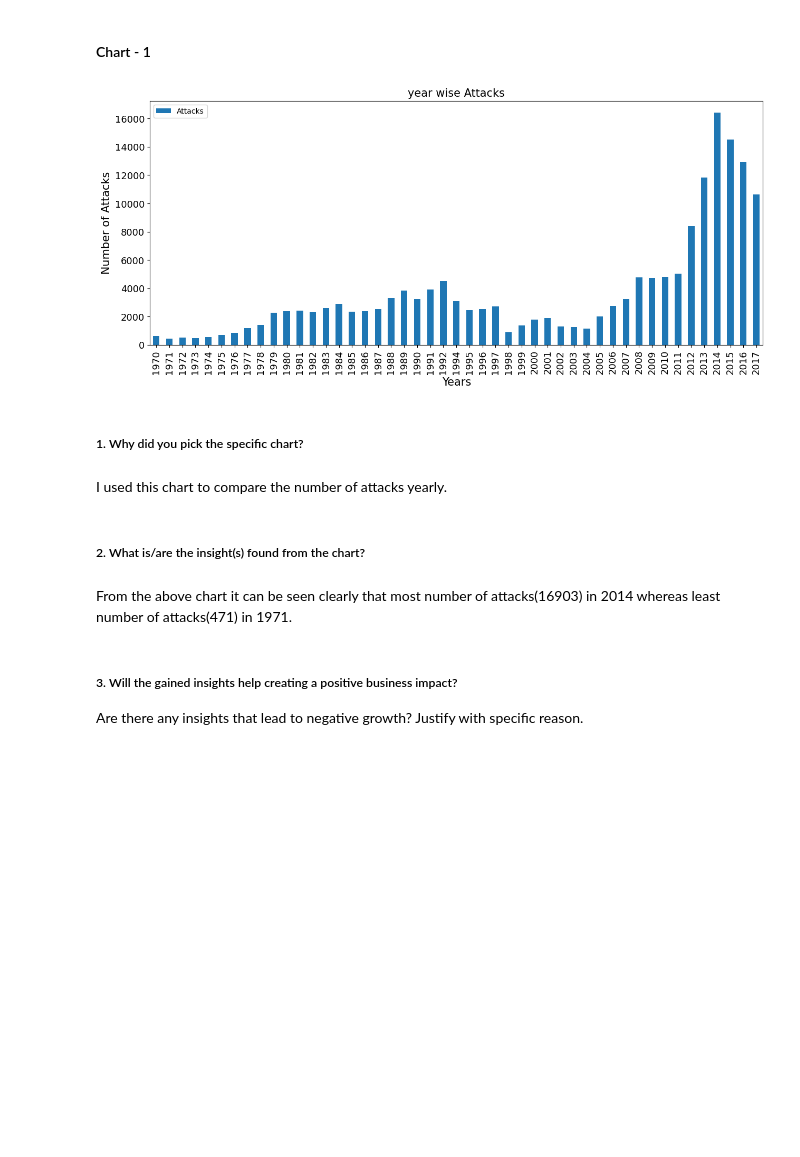
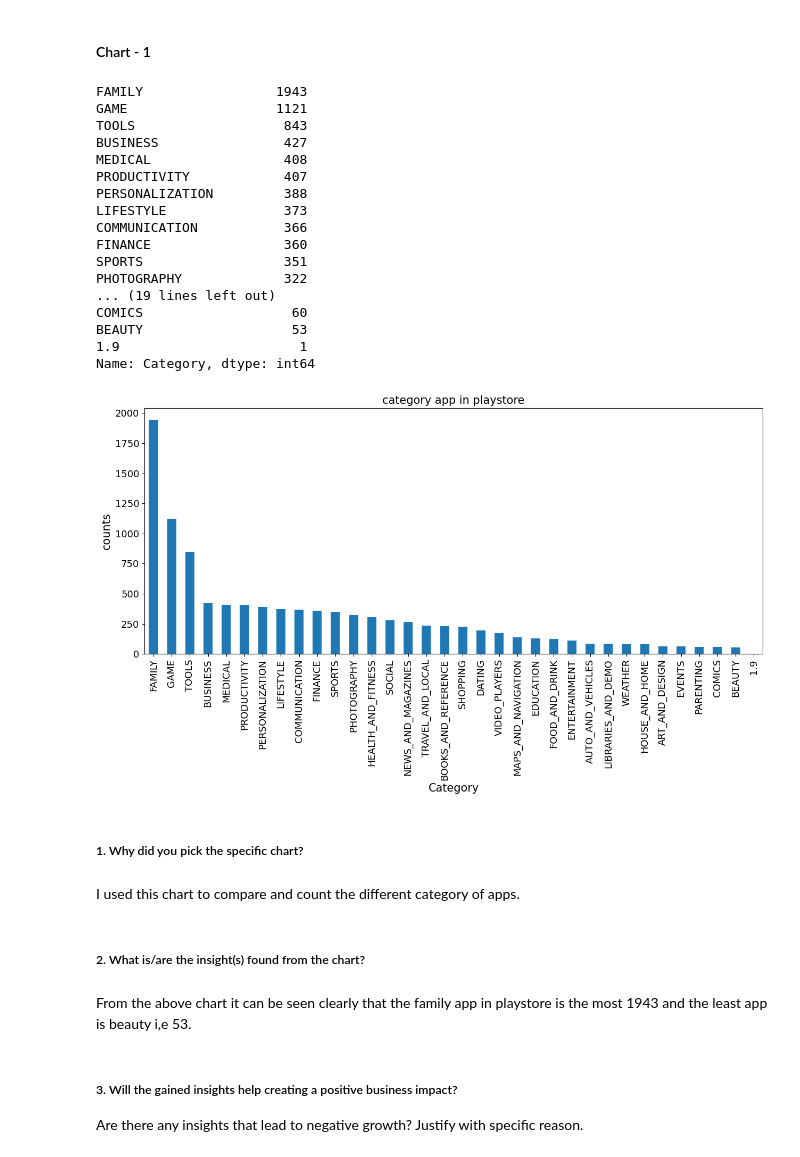
Before and after one commit to VIRU2341/alma-better-playstore, a Jupyter notebook: PLAYSTORE_EDA_analysis.ipynb, the cells around one changed output. Cells and saved outputs as stored; diff of their text form; code cells hidden in the pictures; blank space fills up the shorter version.

```diff
--- a/PLAYSTORE_EDA_analysis.ipynb
+++ b/PLAYSTORE_EDA_analysis.ipynb
@@ -313,24 +313,42 @@ After doing all the manipulation in the dataset these were the insights i found:
 # %% [markdown]
 #### Chart - 1
 # %%
-attacks=df["Year"].value_counts(dropna=False).sort_index().to_frame().reset_index().rename(columns={"index":"Year","Year":"Attacks"}).set_index("Year")
-attacks.head()
+Category1=df["Category"].value_counts()
+Category1.head()
+print(Category1)
 # Chart - 1 visualization code
-attacks.plot(kind="bar",figsize=(15,6),fontsize=13)
-plt.title("year wise Attacks",fontsize=15)
-plt.xlabel("Years",fontsize=15)
-plt.ylabel("Number of Attacks",fontsize=15)
+Category1.plot(kind="bar",figsize=(15,6),fontsize=13)
+plt.title("category app in playstore",fontsize=15)
+plt.xlabel("Category",fontsize=15)
+plt.ylabel("counts",fontsize=15)
 plt.show()
 # %% [output]
+FAMILY                 1943
+GAME                   1121
+TOOLS                   843
+BUSINESS                427
+MEDICAL                 408
+PRODUCTIVITY            407
+PERSONALIZATION         388
+LIFESTYLE               373
+COMMUNICATION           366
+FINANCE                 360
+SPORTS                  351
+PHOTOGRAPHY             322
+... (19 lines left out)
+COMICS                   60
+BEAUTY                   53
+1.9                       1
+Name: Category, dtype: int64
-[figure, old version]
+[figure, new version]
 # %% [markdown]
 ##### 1. Why did you pick the specific chart?
 # %% [markdown]
-I used this chart to compare the number of attacks yearly.
+I used this chart to compare and count the different category of apps.
 # %% [markdown]
 ##### 2. What is/are the insight(s) found from the chart?
 # %% [markdown]
-From the above chart it can be seen clearly that  most number of attacks(16903) in 2014 whereas least number of attacks(471) in 1971.
+From the above chart it can be seen clearly that the family app in playstore is the most 1943 and the least app is beauty i,e 53.
 # %% [markdown]
 ##### 3. Will the gained insights help creating a positive business impact?
 Are there any insights that lead to negative growth? Justify with specific reason.
```
Also changed, not shown: parts of 5 cells of this notebook.
